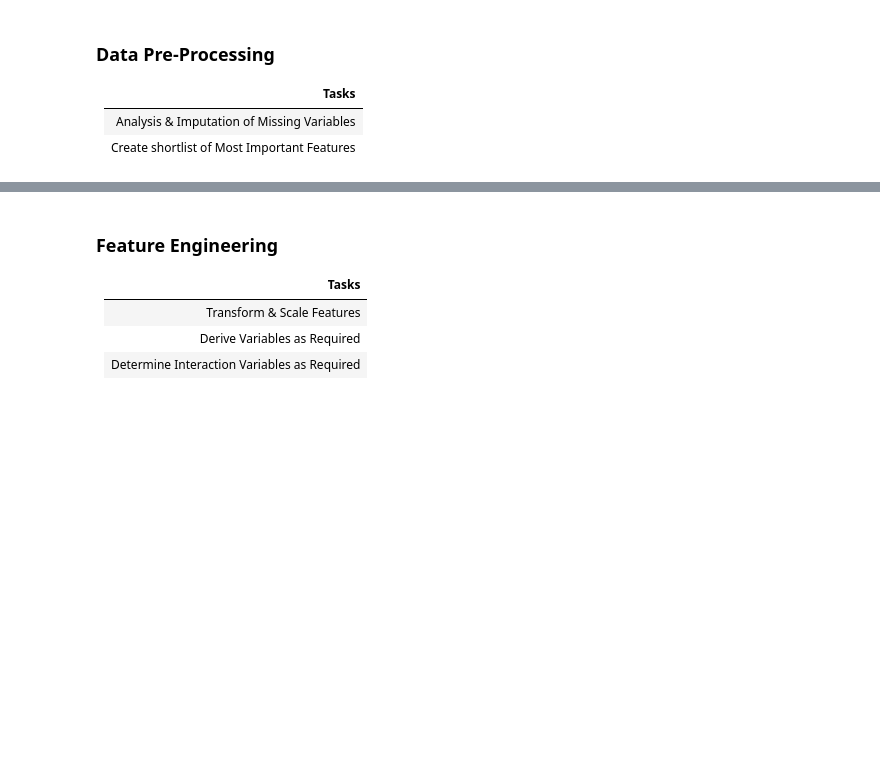
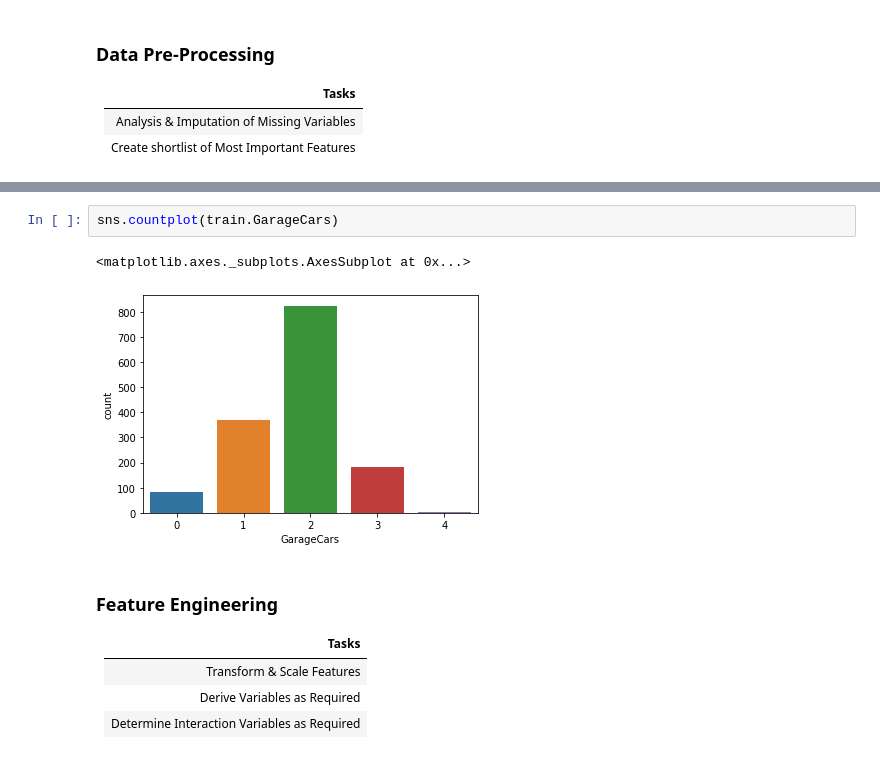
Before and after one commit to ericlundy87/House-Prices-Advanced-Regression-Techniques, a Jupyter notebook: p4_cheney.ipynb, the cells around one changed output, grey strips where cells are left out. Drawn from its saved outputs; the diff is of its cells as text; blank space fills up the shorter version.

```diff
--- a/p4_cheney.ipynb
+++ b/p4_cheney.ipynb
@@ -231,3 +258,8 @@ Non-numerical parameter evaluation
+# %%
+sns.countplot(train.GarageCars)
+# %% [output]
+<matplotlib.axes._subplots.AxesSubplot at 0x...>
+[figure, added]
 # %% [markdown]
 ### Feature Engineering
 
```
Also changed, not shown: parts of 32 cells of this notebook, 1 other file.
